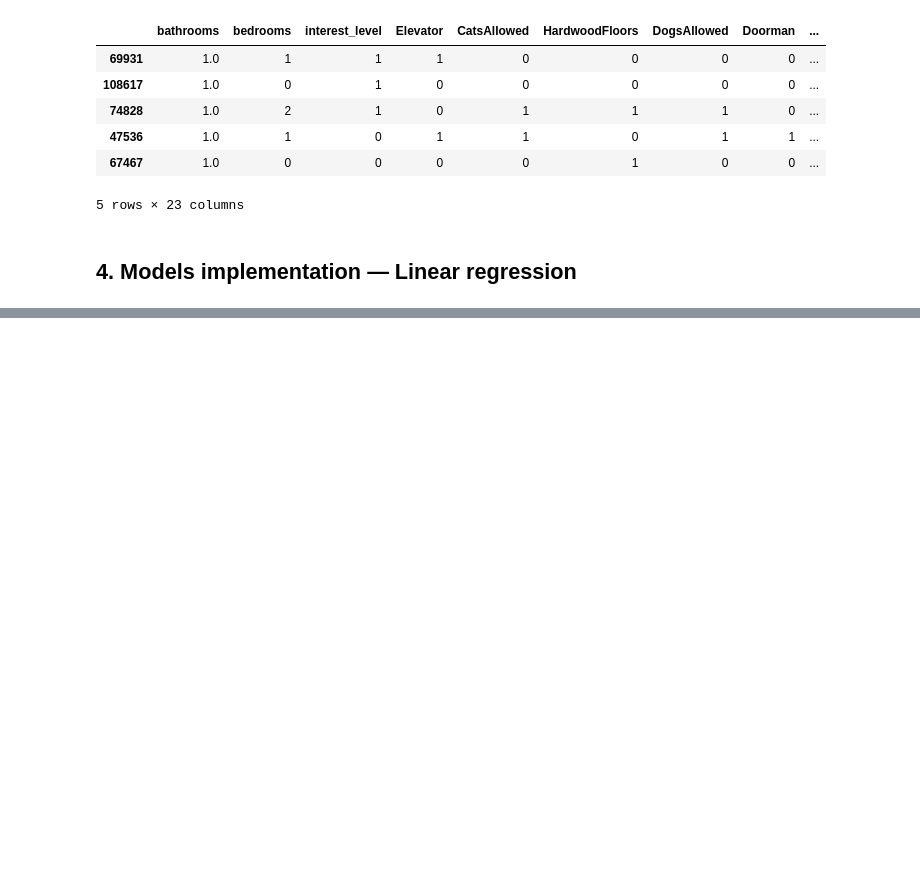
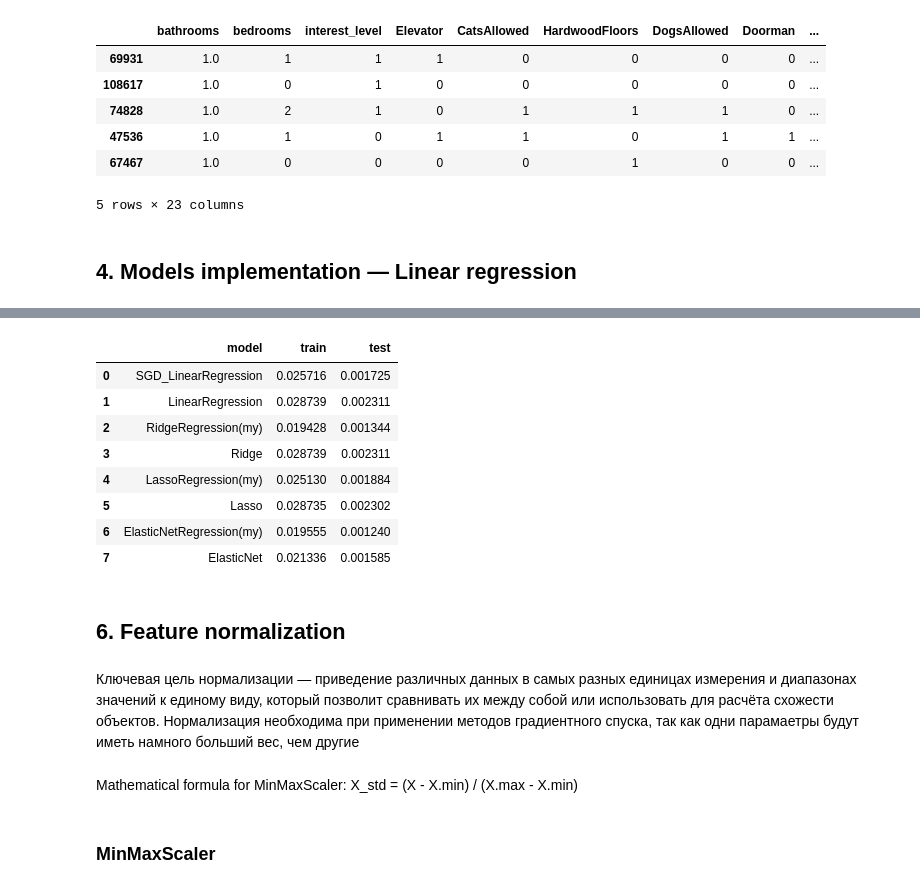
Before and after one commit to adellabr/LinearRegression, a Jupyter notebook: ML2.ipynb, the cells around one changed output, grey strips where cells are left out. Saved outputs shown, nothing was run; the diff lists cells and outputs as text; code cells hidden in the pictures; blank space fills up the shorter version.

```diff
--- a/ML2.ipynb
+++ b/ML2.ipynb
@@ -258,0 +514,21 @@ result_r2_score
+# %%
+result_r2_score
+# %% [output]
+|  | model | train | test |
+| 0 | SGD_LinearRegression | 0.025716 | 0.001725 |
+| 1 | LinearRegression | 0.028739 | 0.002311 |
+| 2 | RidgeRegression(my) | 0.019428 | 0.001344 |
+| 3 | Ridge | 0.028739 | 0.002311 |
+| 4 | LassoRegression(my) | 0.025130 | 0.001884 |
+| 5 | Lasso | 0.028735 | 0.002302 |
+| 6 | ElasticNetRegression(my) | 0.019555 | 0.001240 |
+| 7 | ElasticNet | 0.021336 | 0.001585 |
+# %% [markdown]
+## 6. Feature normalization
+# %% [markdown]
+Ключевая цель нормализации — приведение различных данных в самых разных единицах измерения и диапазонах значений к единому виду, который позволит сравнивать их между собой или использовать для расчёта схожести объектов.
+Нормализация необходима при применении методов градиентного спуска, так как одни парамаетры будут иметь намного больший вес, чем другие
+# %% [markdown]
+Mathematical formula for MinMaxScaler: X_std = (X - X.min) / (X.max - X.min)
+# %% [markdown]
+### MinMaxScaler
```
Also changed, not shown: parts of 45 cells of this notebook.
